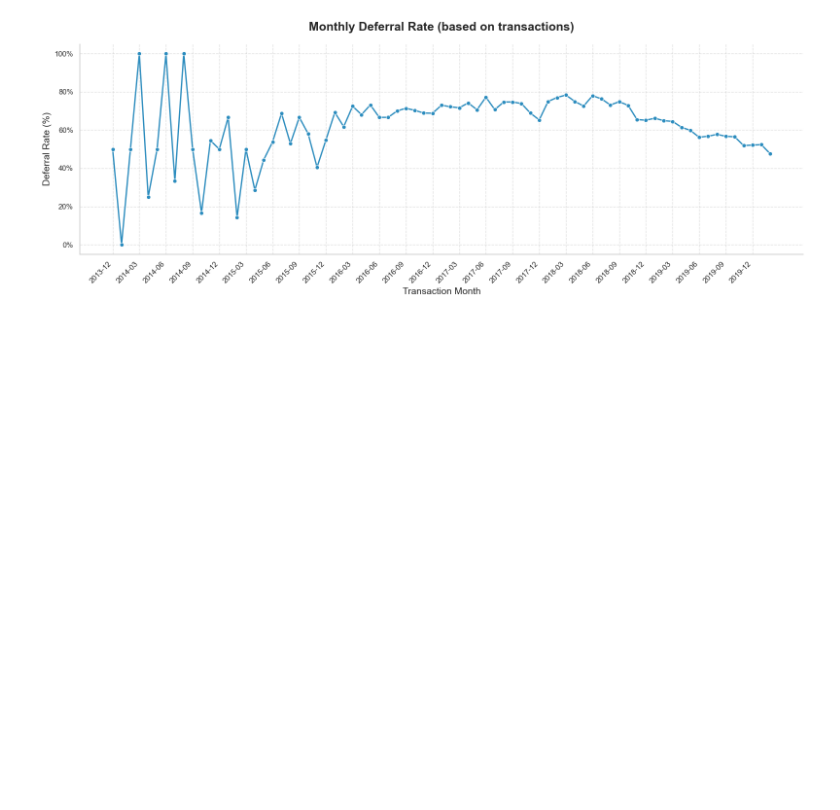
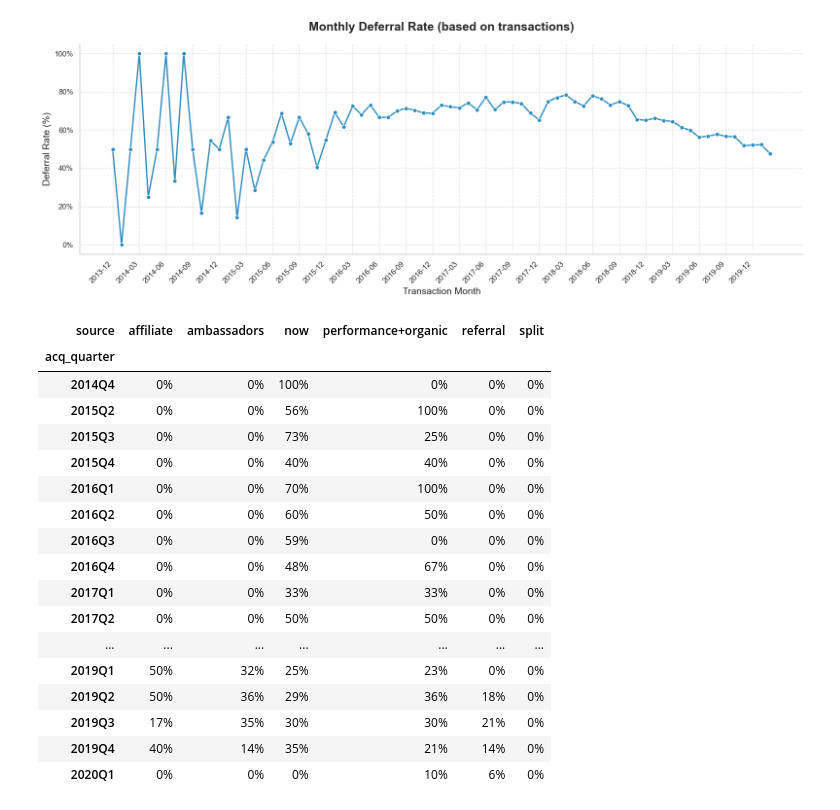
Before and after one commit to akorablov/Project_Twisto, a Jupyter notebook: twisto_project/4_Deferral_rate_analysis.ipynb, the cells around one changed output. Cells and saved outputs as stored; diff of their text form; code cells hidden in the pictures; blank space fills up the shorter version.

```diff
--- a/twisto_project/4_Defferal_rate_analysis.ipynb
+++ b/twisto_project/4_Deferral_rate_analysis.ipynb
@@ -261,3 +261,61 @@ plt.tight_layout()
 plt.show()
 # %% [output]
 [figure]
+# %%
+# Merge base and extension data
+df_merged = df_extension.merge(
+    df_base[['user', 'source', 'acq_quarter']],
+    on='user',
+    how='left'
+)
+
+# Ensure source is clean
+df_merged['source'] = df_merged['source'].str.strip()
+
+# Group by quarter and channel
+deferral_table = (
+    df_merged.groupby(['acq_quarter', 'source'])
+    .agg(
+        total_users=('user', 'nunique'),
+        users_with_extension=('used_extension', lambda x: (x==True).sum())
+    )
+    .reset_index()
+)
+
+# 3. Calculate deferral rate
+deferral_table['deferral_rate'] = (
+    deferral_table['users_with_extension'] / deferral_table['total_users']
+)
+
+# 4. Pivot table: quarters as rows, channels as columns
+deferral_table_pivot = deferral_table.pivot(
+    index='acq_quarter',
+    columns='source',
+    values='deferral_rate'
+)
+
+# 5. Display nicely in Jupyter as percentages
+deferral_table_pivot.style.format("{:.2%}")
+
+clean_table = deferral_table_pivot.fillna(0)
+
+clean_table.style.format("{:.0%}")
+# %% [output]
+| source | affiliate | ambassadors | now | performance+organic | referral | split |
+| acq_quarter |  |  |  |  |  |  |
+| 2014Q4 | 0% | 0% | 100% | 0% | 0% | 0% |
+| 2015Q2 | 0% | 0% | 56% | 100% | 0% | 0% |
+| 2015Q3 | 0% | 0% | 73% | 25% | 0% | 0% |
+| 2015Q4 | 0% | 0% | 40% | 40% | 0% | 0% |
+| 2016Q1 | 0% | 0% | 70% | 100% | 0% | 0% |
+| 2016Q2 | 0% | 0% | 60% | 50% | 0% | 0% |
+| 2016Q3 | 0% | 0% | 59% | 0% | 0% | 0% |
+| 2016Q4 | 0% | 0% | 48% | 67% | 0% | 0% |
+| 2017Q1 | 0% | 0% | 33% | 33% | 0% | 0% |
+| 2017Q2 | 0% | 0% | 50% | 50% | 0% | 0% |
+| ... | ... | ... | ... | ... | ... | ... |
+| 2019Q1 | 50% | 32% | 25% | 23% | 0% | 0% |
+| 2019Q2 | 50% | 36% | 29% | 36% | 18% | 0% |
+| 2019Q3 | 17% | 35% | 30% | 30% | 21% | 0% |
+| 2019Q4 | 40% | 14% | 35% | 21% | 14% | 0% |
+| 2020Q1 | 0% | 0% | 0% | 10% | 6% | 0% |
```
Also changed, not shown: 1 other file.
